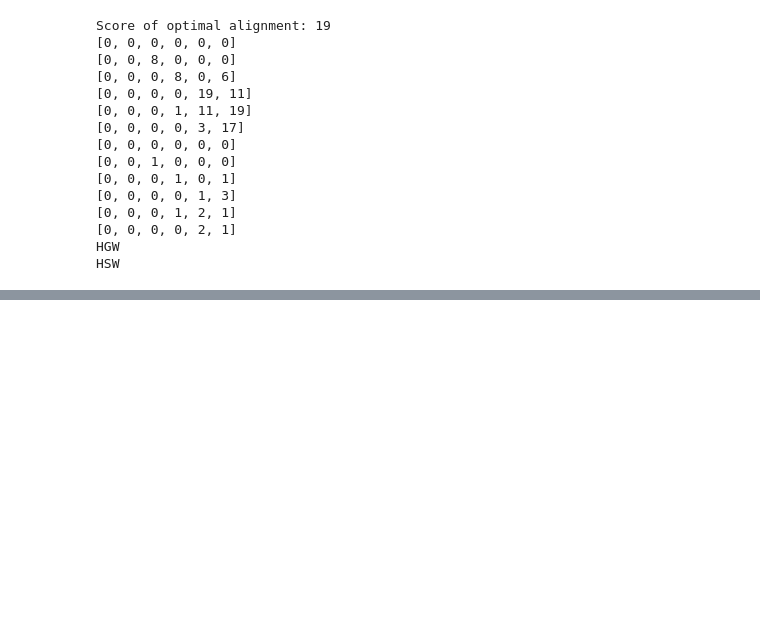
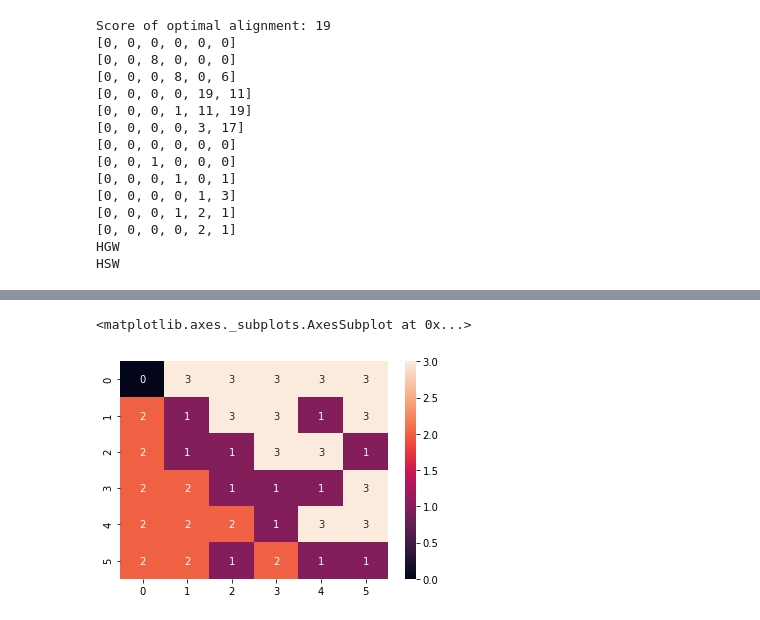
Before and after one commit to NatureGeorge/ProBioinformatics, a Jupyter notebook: M_BioPy/Notes_of_BioPy/Algorithms.ipynb, the cells around one changed output, grey strips where cells are left out. Drawn from its saved outputs; the diff is of its cells as text; code cells hidden in the pictures; blank space fills up the shorter version.

```diff
--- a/M_BioPy/Notes_of_BioPy/Algorithms.ipynb
+++ b/M_BioPy/Notes_of_BioPy/Algorithms.ipynb
@@ -653,0 +836,12 @@ HSW
+# %%
+sns.heatmap([
+    [0, 3, 3, 3, 3, 3],
+    [2, 1, 3, 3, 1, 3],
+    [2, 1, 1, 3, 3, 1],
+    [2, 2, 1, 1, 1, 3],
+    [2, 2, 2, 1, 3, 3],
+    [2, 2, 1, 2, 1, 1]
+],annot=True)
+# %% [output]
+<matplotlib.axes._subplots.AxesSubplot at 0x...>
+[figure, added]
```
Also changed, not shown: parts of 20 cells of this notebook, 24 other files.
